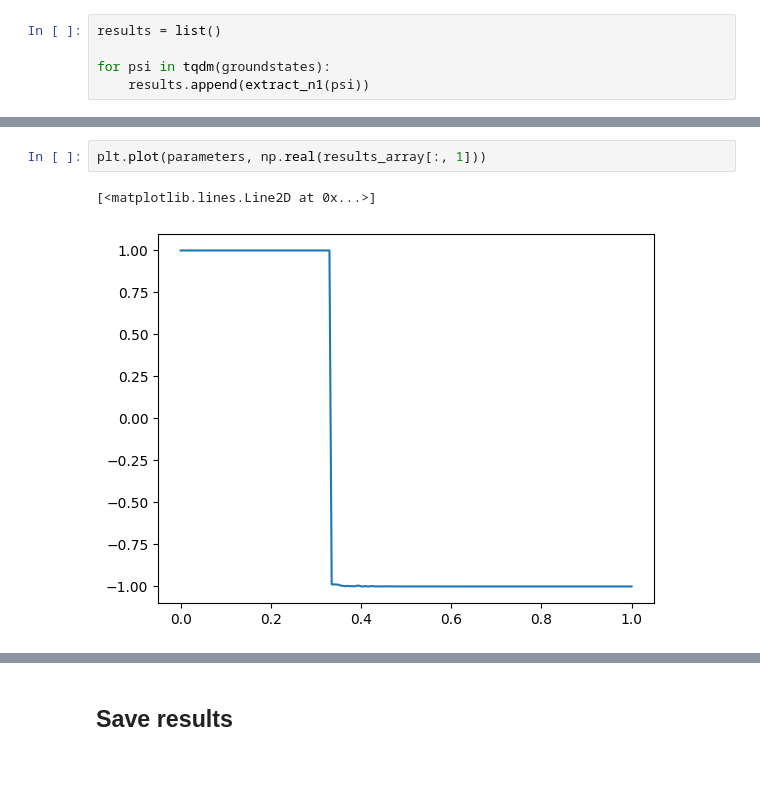
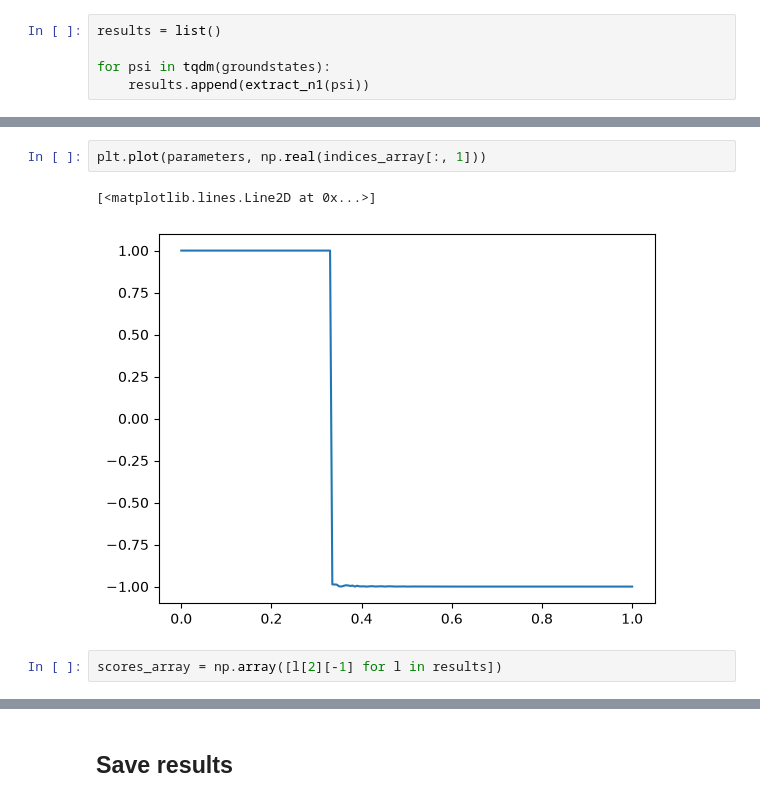
Before and after one commit to kieran-cooney/spt_numerical_classificiation, a Jupyter notebook: code/fermionic_cases/kitaev_chain/quspin_kitaev_chain_defect_operators.ipynb, the cells around one changed output, grey strips where cells are left out. Cells and saved outputs as stored; diff of their text form; blank space fills up the shorter version.

```diff
--- a/code/fermionic_cases/kitaev_chain/quspin_kitaev_chain_defect_operators.ipynb
+++ b/code/fermionic_cases/kitaev_chain/quspin_kitaev_chain_defect_operators.ipynb
@@ -355,8 +406,10 @@ plt.plot(parameters, np.real(results_array[:, 0]))
-# %%
-plt.plot(parameters, np.real(results_array[:, 1]))
-# %% [output]
-[<matplotlib.lines.Line2D at 0x...>]
-[figure, removed]
+# %%
+plt.plot(parameters, np.real(indices_array[:, 1]))
+# %% [output]
+[<matplotlib.lines.Line2D at 0x...>]
+[figure, added]
+# %%
+scores_array = np.array([l[2][-1] for l in results])
 # %%
 fig, ax = plt.subplots(figsize=(6,4))
 
```
Also changed, not shown: parts of 25 cells of this notebook.
